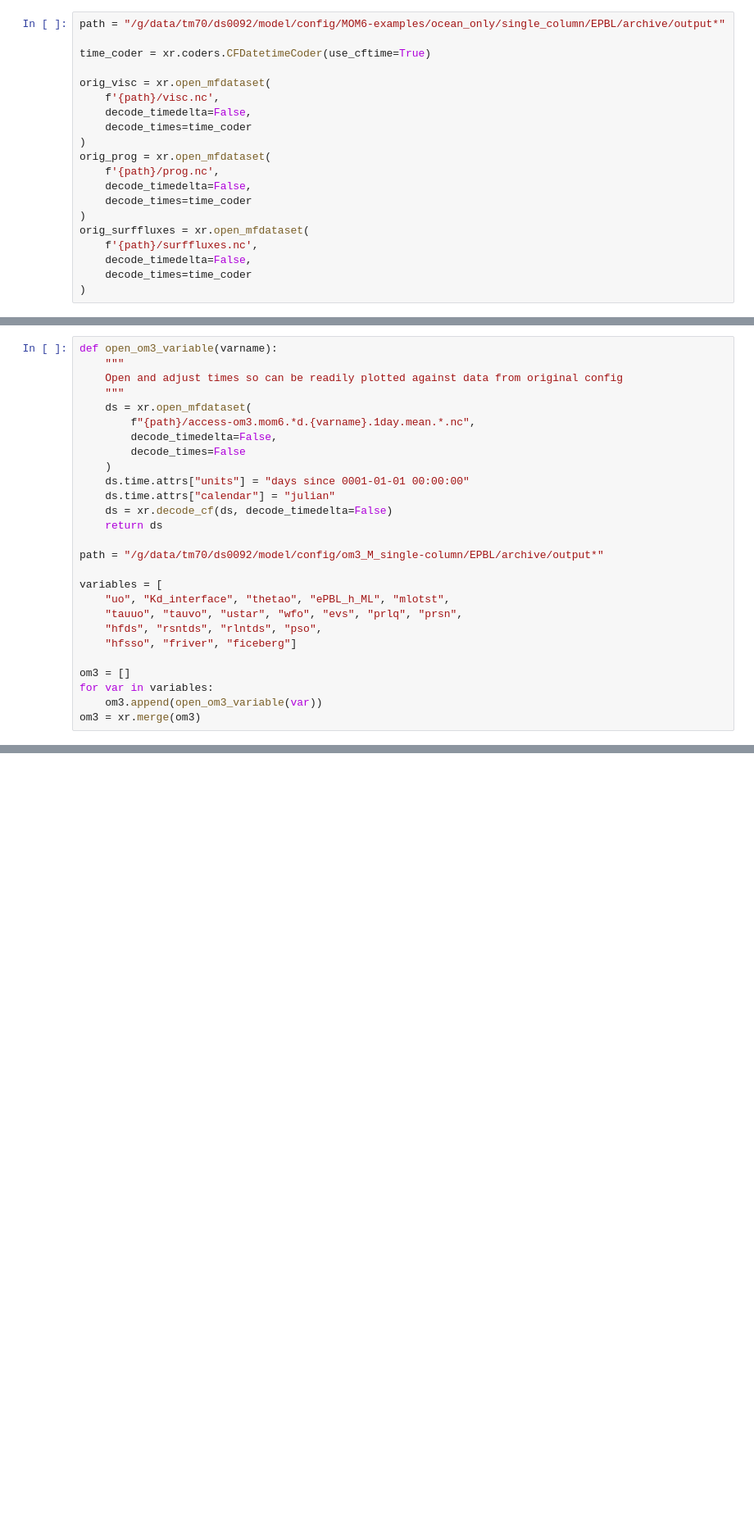
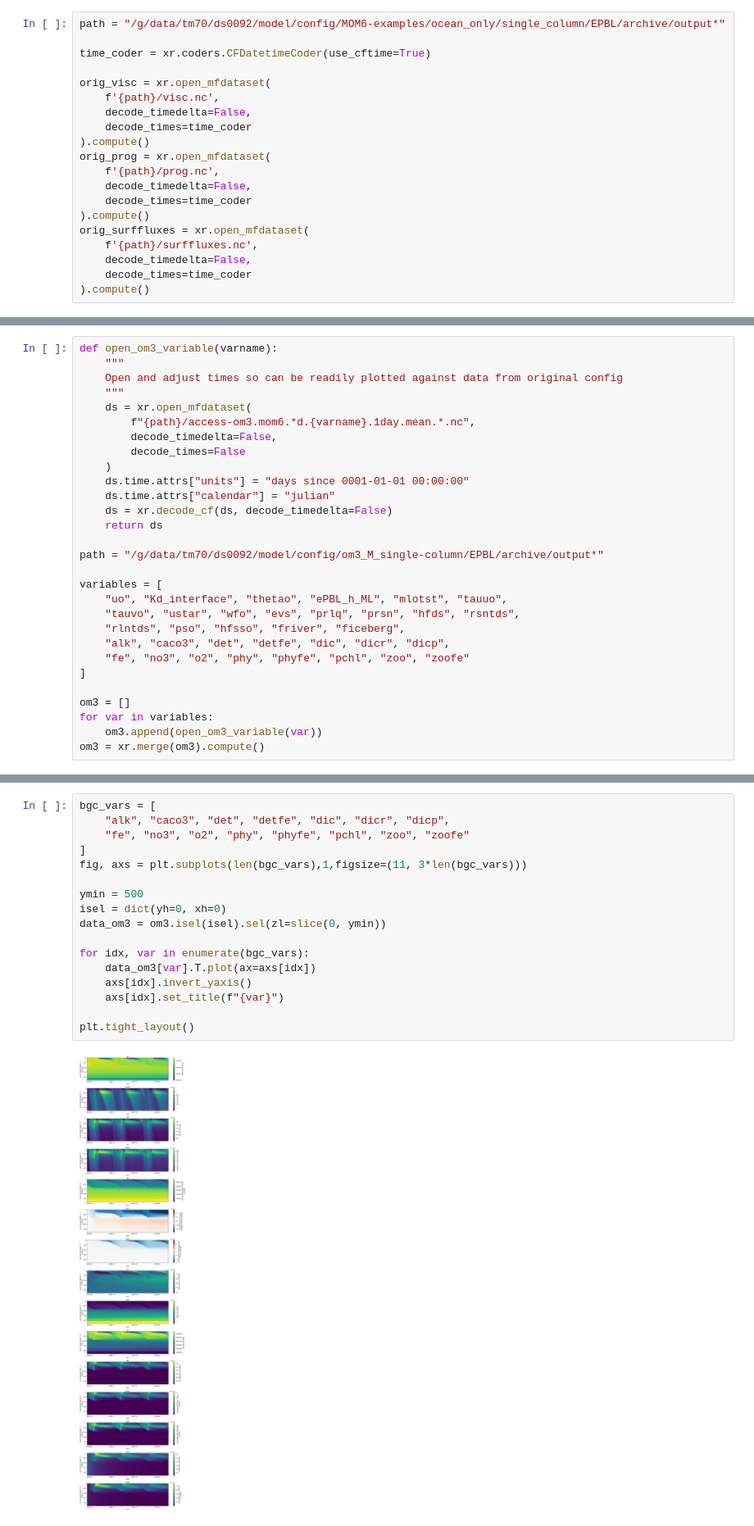
Before and after one commit to dougiesquire/om3-mom6-single-column, a Jupyter notebook: BATS_EPBL_analysis_suite.ipynb, the cells around one changed output, grey strips where cells are left out. Shown at 82% size. Cells and saved outputs as stored; diff of their text form; blank space fills up the shorter version.

```diff
--- a/BATS_EPBL_analysis_suite.ipynb
+++ b/BATS_EPBL_analysis_suite.ipynb
@@ -41,17 +41,17 @@ orig_visc = xr.open_mfdataset(
     f'{path}/visc.nc',
     decode_timedelta=False,
     decode_times=time_coder
-)
+).compute()
 orig_prog = xr.open_mfdataset(
     f'{path}/prog.nc',
     decode_timedelta=False,
     decode_times=time_coder
-)
+).compute()
 orig_surffluxes = xr.open_mfdataset(
     f'{path}/surffluxes.nc',
     decode_timedelta=False,
     decode_times=time_coder
-)
+).compute()
 # %% [markdown]
 ### ACCESS-OM3-MOM6 configuration
 # %%
@@ -72,15 +72,17 @@ def open_om3_variable(varname):
 path = "/g/data/tm70/ds0092/model/config/om3_M_single-column/EPBL/archive/output*"
 
 variables = [
-    "uo", "Kd_interface", "thetao", "ePBL_h_ML", "mlotst",
-    "tauuo", "tauvo", "ustar", "wfo", "evs", "prlq", "prsn",
-    "hfds", "rsntds", "rlntds", "pso",
-    "hfsso", "friver", "ficeberg"]
+    "uo", "Kd_interface", "thetao", "ePBL_h_ML", "mlotst", "tauuo",
+    "tauvo", "ustar", "wfo", "evs", "prlq", "prsn", "hfds", "rsntds",
+    "rlntds", "pso", "hfsso", "friver", "ficeberg",
+    "alk", "caco3", "det", "detfe", "dic", "dicr", "dicp",
+    "fe", "no3", "o2", "phy", "phyfe", "pchl", "zoo", "zoofe"
+]
 
 om3 = []
 for var in variables:
     om3.append(open_om3_variable(var))
-om3 = xr.merge(om3)
+om3 = xr.merge(om3).compute()
 # %% [markdown]
 # Velocity
 # %%
@@ -270,0 +275,19 @@ plt.tight_layout()
+# %%
+bgc_vars = [
+    "alk", "caco3", "det", "detfe", "dic", "dicr", "dicp",
+    "fe", "no3", "o2", "phy", "phyfe", "pchl", "zoo", "zoofe"
+]
+fig, axs = plt.subplots(len(bgc_vars),1,figsize=(11, 3*len(bgc_vars)))
+
+ymin = 500
+isel = dict(yh=0, xh=0)
+data_om3 = om3.isel(isel).sel(zl=slice(0, ymin))
+
+for idx, var in enumerate(bgc_vars):
+    data_om3[var].T.plot(ax=axs[idx])
+    axs[idx].invert_yaxis()
+    axs[idx].set_title(f"{var}")
+
+plt.tight_layout()
+# %% [output]
+[figure, added]
```
Also changed, not shown: parts of 1 cell of this notebook, 11 other files.
